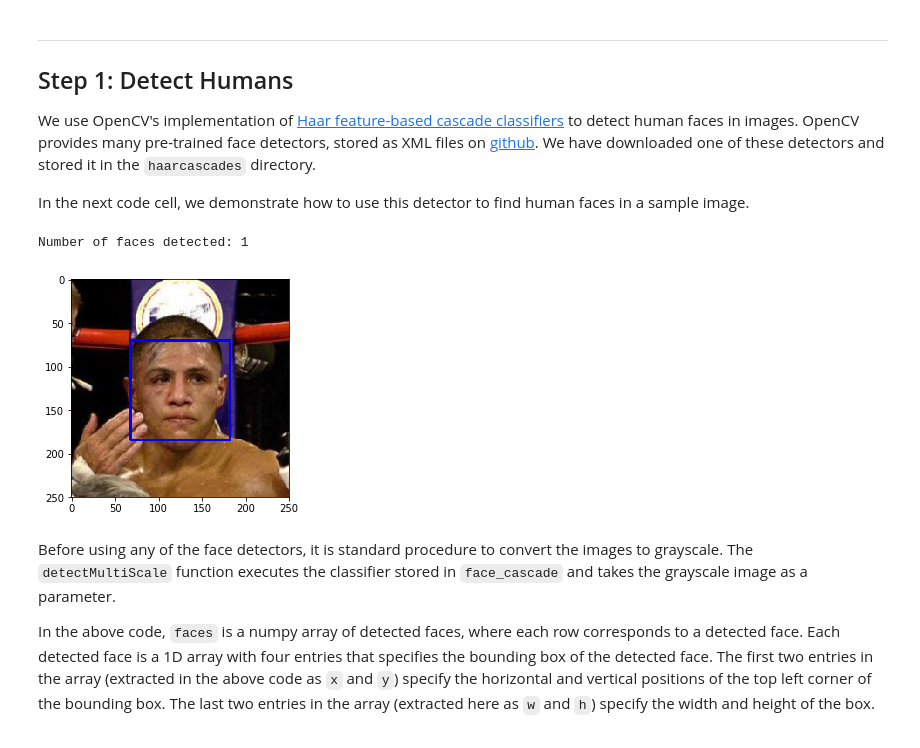
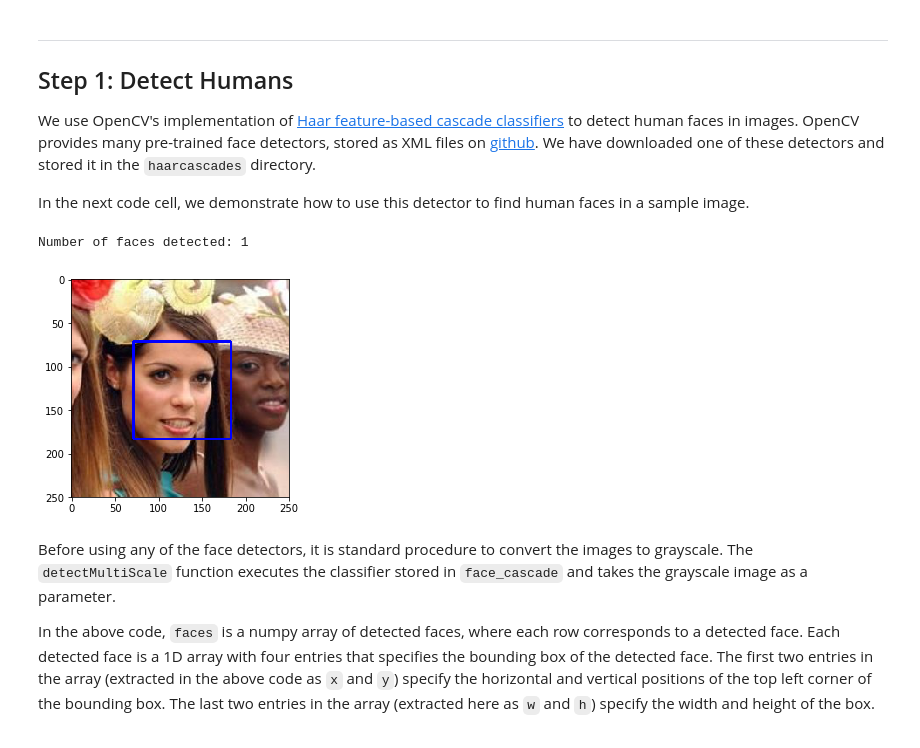
Before and after one commit to AbdoShalaby/ML-degree-projects, a Jupyter notebook: deep_learning_detect_dog_breeding/dog_app.ipynb, the cells around one changed output. Drawn from its saved outputs; the diff is of its cells as text; code cells hidden in the pictures.

```diff
--- a/deep_learning_detect_dog_breeding/dog_app.ipynb
+++ b/deep_learning_detect_dog_breeding/dog_app.ipynb
@@ -115,35 +116,35 @@ import cv2   # You may need to install opencv at your enviroment. Use this comma
 import matplotlib.pyplot as plt
 %matplotlib inline
 
 # extract pre-trained face detector
 face_cascade = cv2.CascadeClassifier('haarcascades/haarcascade_frontalface_alt.xml')
 
 
 # load color (BGR) image
-img = cv2.imread(human_files[3])
+img = cv2.imread(human_files[10])
 # convert BGR image to grayscale
 gray = cv2.cvtColor(img, cv2.COLOR_BGR2GRAY)
 
 # find faces in image
 faces = face_cascade.detectMultiScale(gray)
 
 # print number of faces detected in the image
 print('Number of faces detected:', len(faces))
 
 # get bounding box for each detected face
 for (x,y,w,h) in faces:
     # add bounding box to color image
     cv2.rectangle(img,(x,y),(x+w,y+h),(255,0,0),2)
 
 # convert BGR image to RGB for plotting
 cv_rgb = cv2.cvtColor(img, cv2.COLOR_BGR2RGB)
 
 # display the image, along with bounding box
 plt.imshow(cv_rgb)
 plt.show()
 # %% [output]
 Number of faces detected: 1
-[figure, old version]
+[figure, new version]
 # %% [markdown]
 Before using any of the face detectors, it is standard procedure to convert the images to grayscale.  The `detectMultiScale` function executes the classifier stored in `face_cascade` and takes the grayscale image as a parameter.
 
```
Also changed, not shown: parts of 2 cells of this notebook, 1 other file.
